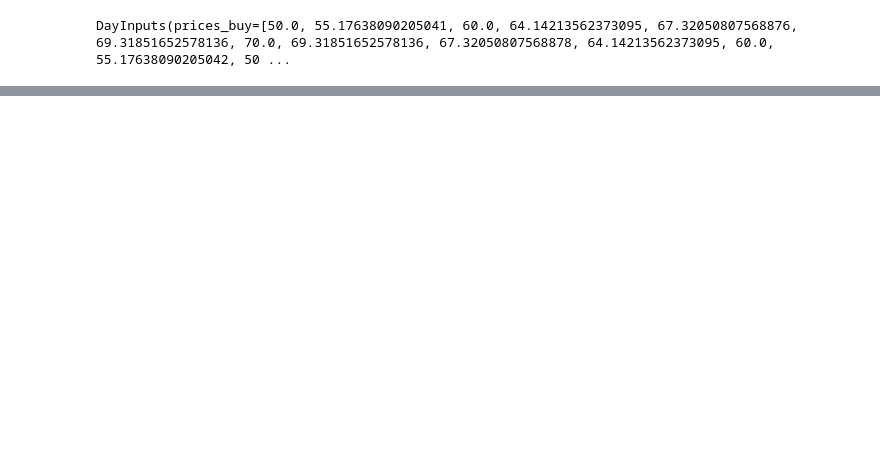
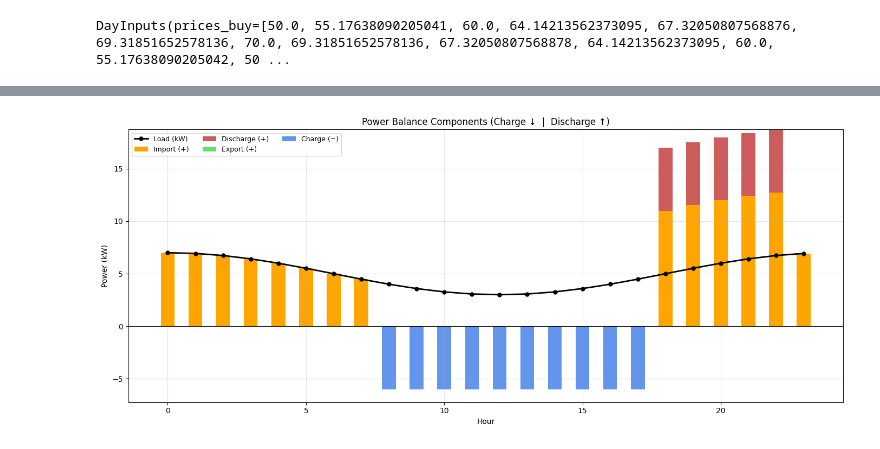
Before and after one commit to MillendRoy/Agentics_for_EnergyArbitrage_Battery, a Jupyter notebook: energy_arbitrage/test_language_models_agentics.ipynb, the cells around one changed output, grey strips where cells are left out. Saved outputs shown, nothing was run; the diff lists cells and outputs as text; code cells hidden in the pictures; blank space fills up the shorter version.

```diff
--- a/energy_arbitrage/test_language_models_agentics.ipynb
+++ b/energy_arbitrage/test_language_models_agentics.ipynb
@@ -116,0 +149,46 @@ plt.show()
+# %%
+import numpy as np
+import matplotlib.pyplot as plt
+
+hours = np.arange(24)
+
+# Data arrays
+load = np.array(day.demand_kw)
+charge = np.array(output.charge_kw)
+discharge = np.array(output.discharge_kw)
+import_kw = np.array(output.import_kw)
+export_kw = np.array(output.export_kw) if getattr(day, "allow_export", False) else np.zeros_like(load)
+
+# Flip battery convention for visualization
+charge_vis = -charge       # show charge below 0
+discharge_vis = discharge  # show discharge above 0
+
+# ---------------------- PLOT ----------------------
+fig, ax = plt.subplots(figsize=(14, 6))
+
+# --- positive side stacking (Import + Discharge + Export) ---
+# import is base layer
+ax.bar(hours, import_kw, width=0.5, color='orange', label='Import (+)')
+# discharge stacked on top of import
+ax.bar(hours, discharge_vis, width=0.5, bottom=import_kw, color='indianred', label='Discharge (+)')
+# export stacked on top (for clear separation)
+ax.bar(hours, export_kw, width=0.5, bottom=import_kw + discharge_vis, color='limegreen', alpha=0.7, label='Export (+)')
+
+# --- negative side stacking (Charge only) ---
+ax.bar(hours, charge_vis, width=0.5, color='cornflowerblue', label='Charge (−)')
+
+# --- Load as line ---
+ax.plot(hours, load, '-ok', linewidth=2, markersize=5, label='Load (kW)')
+
+# Formatting
+ax.axhline(0, color='black', linewidth=0.8)
+ax.set_ylabel("Power (kW)")
+ax.set_xlabel("Hour")
+ax.set_title("Power Balance Components (Charge ↓  |  Discharge ↑)")
+ax.legend(ncol=3, loc='upper left', fontsize=9)
+ax.grid(alpha=0.3)
+
+plt.tight_layout()
+plt.show()
+# %% [output]
+[figure, added]
```
Also changed, not shown: parts of 4 cells of this notebook, 2 other files.
